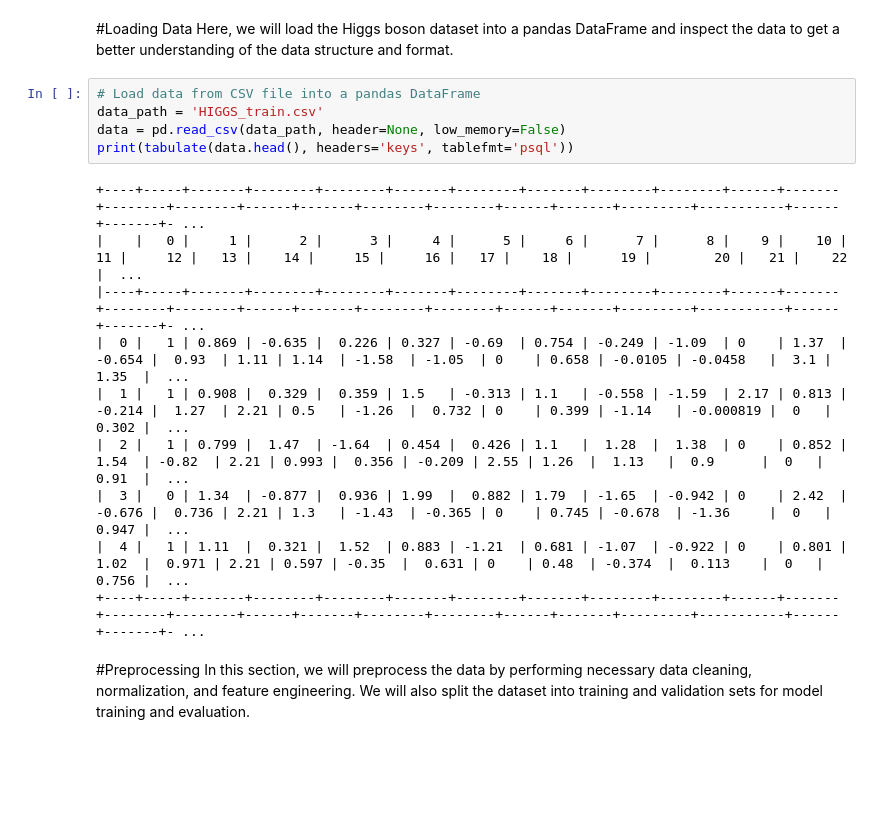
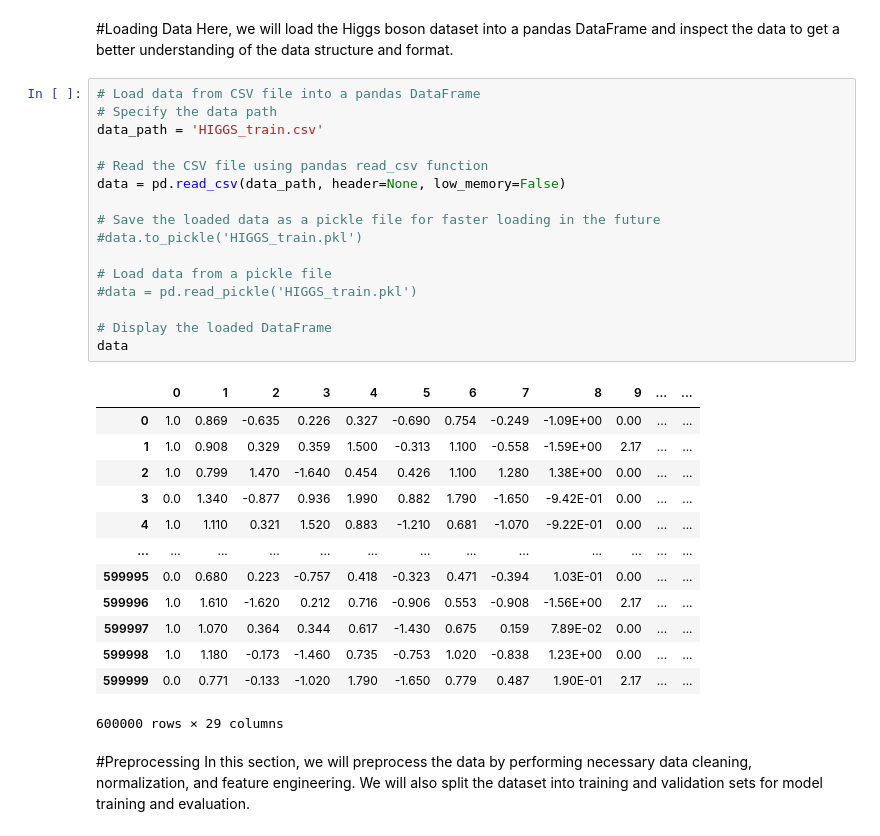
Before and after one commit to YahyaEryani/quantum-model, a Jupyter notebook: notebooks/01_data_exploration.ipynb, the cells around one changed output. Cells and saved outputs as stored; diff of their text form; blank space fills up the shorter version.

```diff
--- a/notebooks/01_data_exploration.ipynb
+++ b/notebooks/01_data_exploration.ipynb
@@ -18,19 +18,34 @@ from tabulate import tabulate
 Here, we will load the Higgs boson dataset into a pandas DataFrame and inspect the data to get a better understanding of the data structure and format.
 # %%
 # Load data from CSV file into a pandas DataFrame
+# Specify the data path
 data_path = 'HIGGS_train.csv'
+
+# Read the CSV file using pandas read_csv function
 data = pd.read_csv(data_path, header=None, low_memory=False)
-print(tabulate(data.head(), headers='keys', tablefmt='psql'))
+
+# Save the loaded data as a pickle file for faster loading in the future
+#data.to_pickle('HIGGS_train.pkl')
+
+# Load data from a pickle file
+#data = pd.read_pickle('HIGGS_train.pkl')
+
+# Display the loaded DataFrame
+data
 # %% [output]
+|  | 0 | 1 | 2 | 3 | 4 | 5 | 6 | 7 | 8 | 9 | ... | ... |
+| 0 | 1.0 | 0.869 | -0.635 | 0.226 | 0.327 | -0.690 | 0.754 | -0.249 | -1.09E+00 | 0.00 | ... | ... |
+| 1 | 1.0 | 0.908 | 0.329 | 0.359 | 1.500 | -0.313 | 1.100 | -0.558 | -1.59E+00 | 2.17 | ... | ... |
+| 2 | 1.0 | 0.799 | 1.470 | -1.640 | 0.454 | 0.426 | 1.100 | 1.280 | 1.38E+00 | 0.00 | ... | ... |
+| 3 | 0.0 | 1.340 | -0.877 | 0.936 | 1.990 | 0.882 | 1.790 | -1.650 | -9.42E-01 | 0.00 | ... | ... |
+| 4 | 1.0 | 1.110 | 0.321 | 1.520 | 0.883 | -1.210 | 0.681 | -1.070 | -9.22E-01 | 0.00 | ... | ... |
+| ... | ... | ... | ... | ... | ... | ... | ... | ... | ... | ... | ... | ... |
+| 599995 | 0.0 | 0.680 | 0.223 | -0.757 | 0.418 | -0.323 | 0.471 | -0.394 | 1.03E-01 | 0.00 | ... | ... |
+| 599996 | 1.0 | 1.610 | -1.620 | 0.212 | 0.716 | -0.906 | 0.553 | -0.908 | -1.56E+00 | 2.17 | ... | ... |
+| 599997 | 1.0 | 1.070 | 0.364 | 0.344 | 0.617 | -1.430 | 0.675 | 0.159 | 7.89E-02 | 0.00 | ... | ... |
+| 599998 | 1.0 | 1.180 | -0.173 | -1.460 | 0.735 | -0.753 | 1.020 | -0.838 | 1.23E+00 | 0.00 | ... | ... |
+| 599999 | 0.0 | 0.771 | -0.133 | -1.020 | 1.790 | -1.650 | 0.779 | 0.487 | 1.90E-01 | 2.17 | ... | ... |
-+----+-----+-------+--------+--------+-------+--------+-------+--------+--------+------+-------+--------+--------+------+-------+--------+--------+------+-------+---------+-----------+------+-------+- ...
-|    |   0 |     1 |      2 |      3 |     4 |      5 |     6 |      7 |      8 |    9 |    10 |     11 |     12 |   13 |    14 |     15 |     16 |   17 |    18 |      19 |        20 |   21 |    22 |  ...
-|----+-----+-------+--------+--------+-------+--------+-------+--------+--------+------+-------+--------+--------+------+-------+--------+--------+------+-------+---------+-----------+------+-------+- ...
-|  0 |   1 | 0.869 | -0.635 |  0.226 | 0.327 | -0.69  | 0.754 | -0.249 | -1.09  | 0    | 1.37  | -0.654 |  0.93  | 1.11 | 1.14  | -1.58  | -1.05  | 0    | 0.658 | -0.0105 | -0.0458   |  3.1 | 1.35  |  ...
-|  1 |   1 | 0.908 |  0.329 |  0.359 | 1.5   | -0.313 | 1.1   | -0.558 | -1.59  | 2.17 | 0.813 | -0.214 |  1.27  | 2.21 | 0.5   | -1.26  |  0.732 | 0    | 0.399 | -1.14   | -0.000819 |  0   | 0.302 |  ...
-|  2 |   1 | 0.799 |  1.47  | -1.64  | 0.454 |  0.426 | 1.1   |  1.28  |  1.38  | 0    | 0.852 |  1.54  | -0.82  | 2.21 | 0.993 |  0.356 | -0.209 | 2.55 | 1.26  |  1.13   |  0.9      |  0   | 0.91  |  ...
-|  3 |   0 | 1.34  | -0.877 |  0.936 | 1.99  |  0.882 | 1.79  | -1.65  | -0.942 | 0    | 2.42  | -0.676 |  0.736 | 2.21 | 1.3   | -1.43  | -0.365 | 0    | 0.745 | -0.678  | -1.36     |  0   | 0.947 |  ...
-|  4 |   1 | 1.11  |  0.321 |  1.52  | 0.883 | -1.21  | 0.681 | -1.07  | -0.922 | 0    | 0.801 |  1.02  |  0.971 | 2.21 | 0.597 | -0.35  |  0.631 | 0    | 0.48  | -0.374  |  0.113    |  0   | 0.756 |  ...
-+----+-----+-------+--------+--------+-------+--------+-------+--------+--------+------+-------+--------+--------+------+-------+--------+--------+------+-------+---------+-----------+------+-------+- ...
+600000 rows × 29 columns
 # %% [markdown]
 #Preprocessing
 In this section, we will preprocess the data by performing necessary data cleaning, normalization, and feature engineering. We will also split the dataset into training and validation sets for model training and evaluation.
```
Also changed, not shown: parts of 4 cells of this notebook.
